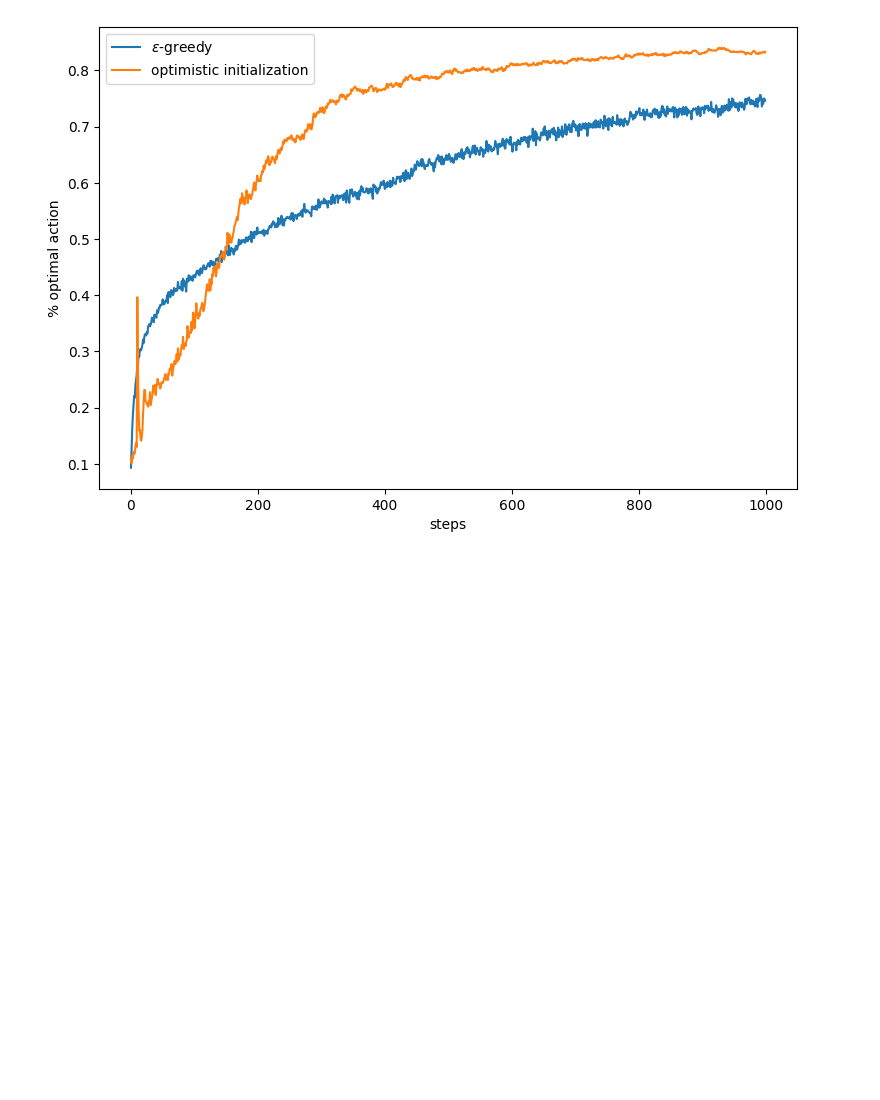
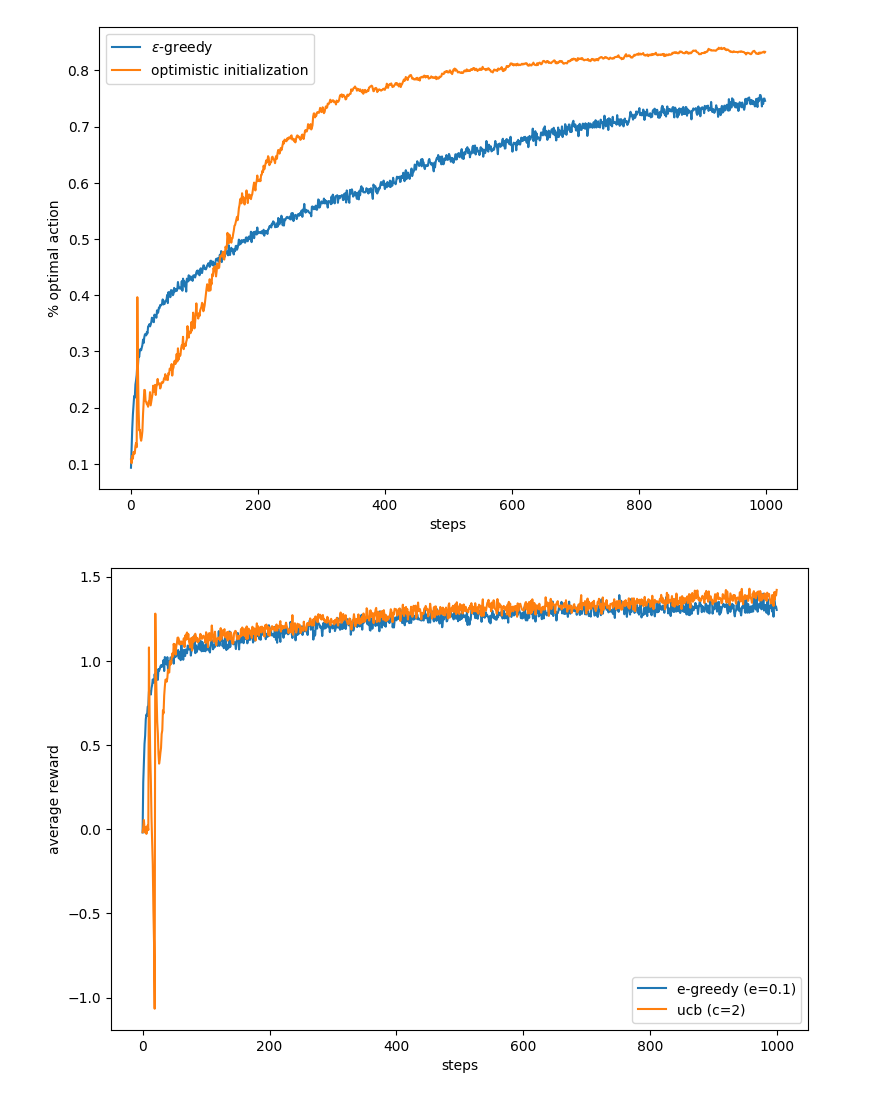
Before and after one commit to vikramostrander/uva-rl, a Jupyter notebook: hw1.ipynb, the cells around one changed output. Drawn from its saved outputs; the diff is of its cells as text; code cells hidden in the pictures; blank space fills up the shorter version.

```diff
--- a/hw1.ipynb
+++ b/hw1.ipynb
@@ -35,6 +35,24 @@ class GreedyAgent:
 
     def learn(self, action, reward):
         self.q_estimation[action] += self.alpha * (reward - self.q_estimation[action])
+# %%
+# ucb agent implementation
+class UCBAgent:
+
+    def __init__(self, c=0):
+        self.q_estimation = np.zeros(NUM_OF_ARMS)
+        self.const = c
+        self.time = 0
+        self.action_counts = np.zeros(NUM_OF_ARMS)
+
+    def act(self):
+        action = np.argmax(self.q_estimation + self.const * np.sqrt(np.log(self.time + 1) / (self.action_counts + 1e-5)))
+        self.time += 1
+        self.action_counts[action] += 1
+        return action
+
+    def learn(self, action, reward):
+        self.q_estimation[action] += (reward - self.q_estimation[action]) / self.action_counts[action]
 # %%
 # run tests
 def run(agents):
@@ -72,3 +90,24 @@ plt.legend()
 plt.show()
 # %% [output]
 [figure]
+# %%
+# generate results
+agents = [GreedyAgent(epsilon=0.1), UCBAgent(c=2)]
+results = Parallel(n_jobs=6)(delayed(partial(run, agents))() for _ in range(NUM_OF_RUNS))
+rewards = np.asarray([result[0] for result in results])
+# %%
+# generate figure 2.4
+avg_rewards = np.mean(rewards, axis=0)
+
+plt.figure(figsize=(9, 6))
+
+plt.plot(avg_rewards[0], label='e-greedy (e=0.1)')
+plt.plot(avg_rewards[1], label='ucb (c=2)')
+
+plt.xlabel('steps')
+plt.ylabel('average reward')
+plt.legend()
+
+plt.show()
+# %% [output]
+[figure, added]
```
Also changed, not shown: parts of 1 cell of this notebook, 2 other files.
